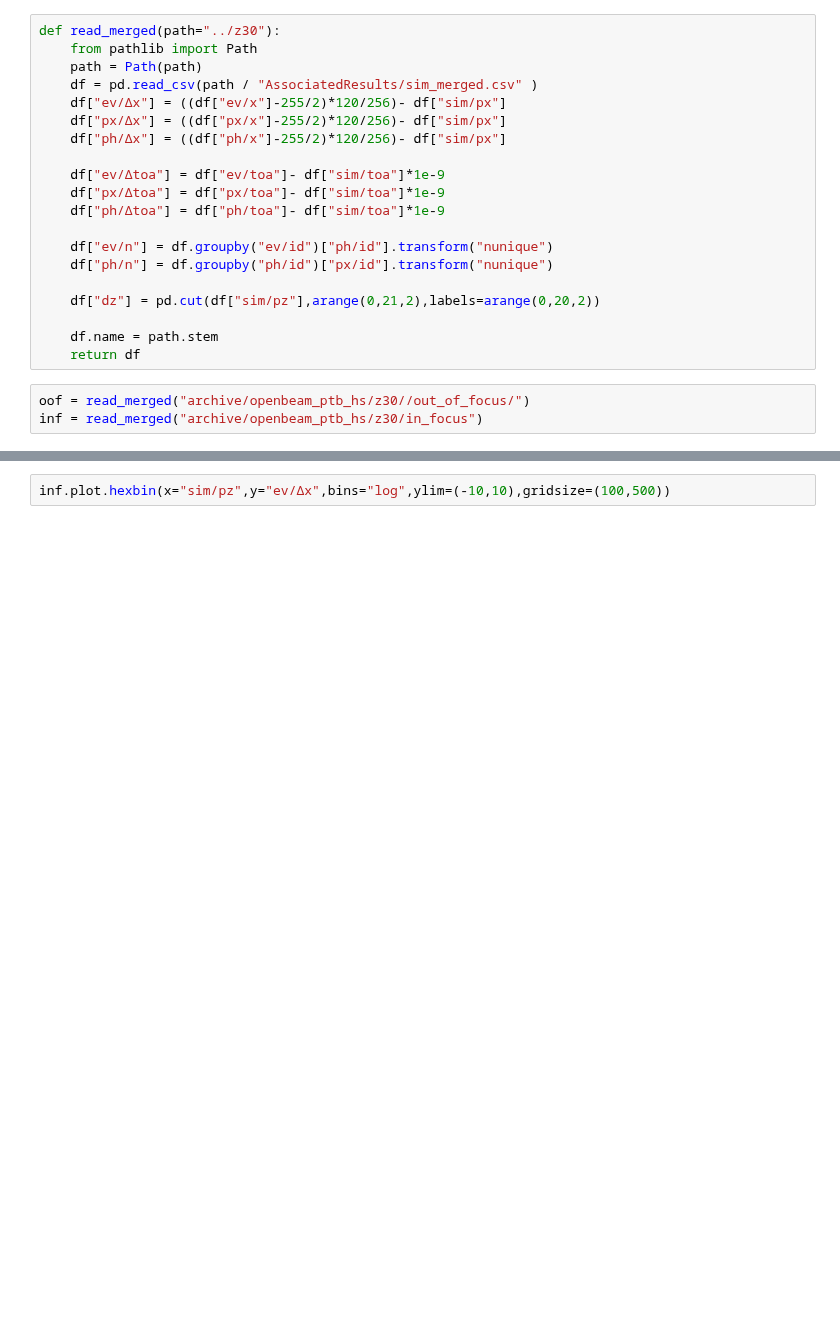
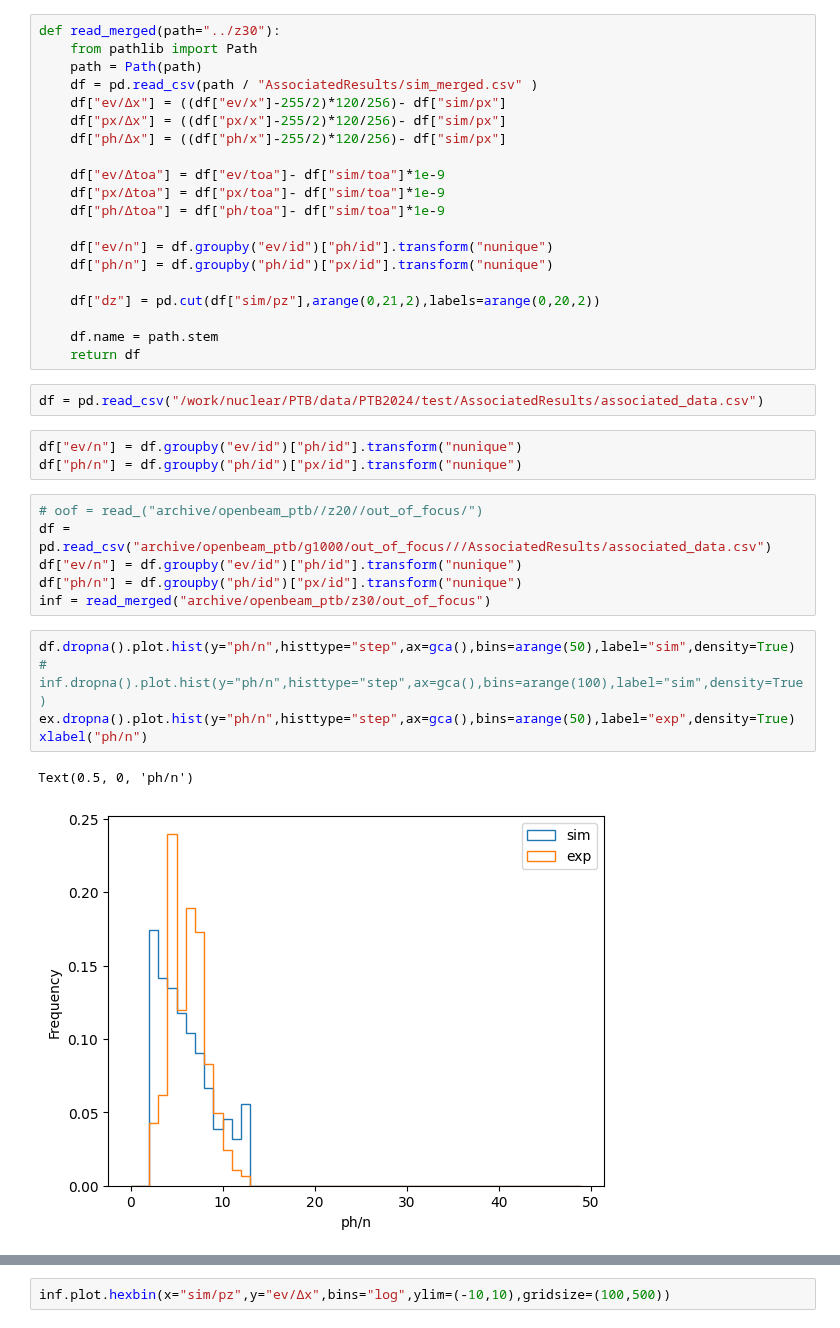
Before and after one commit to TsvikiHirsh/G4LumaCam, a Jupyter notebook: notebooks/read_merge_results.ipynb, the cells around one changed output, grey strips where cells are left out. Drawn from its saved outputs; the diff is of its cells as text; blank space fills up the shorter version.

```diff
--- a/notebooks/read_merge_results.ipynb
+++ b/notebooks/read_merge_results.ipynb
@@ -24,6 +24,22 @@ def read_merged(path="../z30"):
 
     df.name = path.stem
     return df
+# %%
+df = pd.read_csv("/work/nuclear/PTB/data/PTB2024/test/AssociatedResults/associated_data.csv")
+# %%
+df["ev/n"] = df.groupby("ev/id")["ph/id"].transform("nunique")
+df["ph/n"] = df.groupby("ph/id")["px/id"].transform("nunique")
 # %%
-oof = read_merged("archive/openbeam_ptb_hs/z30//out_of_focus/")
-inf = read_merged("archive/openbeam_ptb_hs/z30/in_focus")
+# oof = read_("archive/openbeam_ptb//z20//out_of_focus/")
+df = pd.read_csv("archive/openbeam_ptb/g1000/out_of_focus///AssociatedResults/associated_data.csv")
+df["ev/n"] = df.groupby("ev/id")["ph/id"].transform("nunique")
+df["ph/n"] = df.groupby("ph/id")["px/id"].transform("nunique")
+inf = read_merged("archive/openbeam_ptb/z30/out_of_focus")
+# %%
+df.dropna().plot.hist(y="ph/n",histtype="step",ax=gca(),bins=arange(50),label="sim",density=True)
+# inf.dropna().plot.hist(y="ph/n",histtype="step",ax=gca(),bins=arange(100),label="sim",density=True)
+ex.dropna().plot.hist(y="ph/n",histtype="step",ax=gca(),bins=arange(50),label="exp",density=True)
+xlabel("ph/n")
+# %% [output]
+Text(0.5, 0, 'ph/n')
+[figure, added]
```
Also changed, not shown: parts of 4 cells of this notebook, 2 other files.
